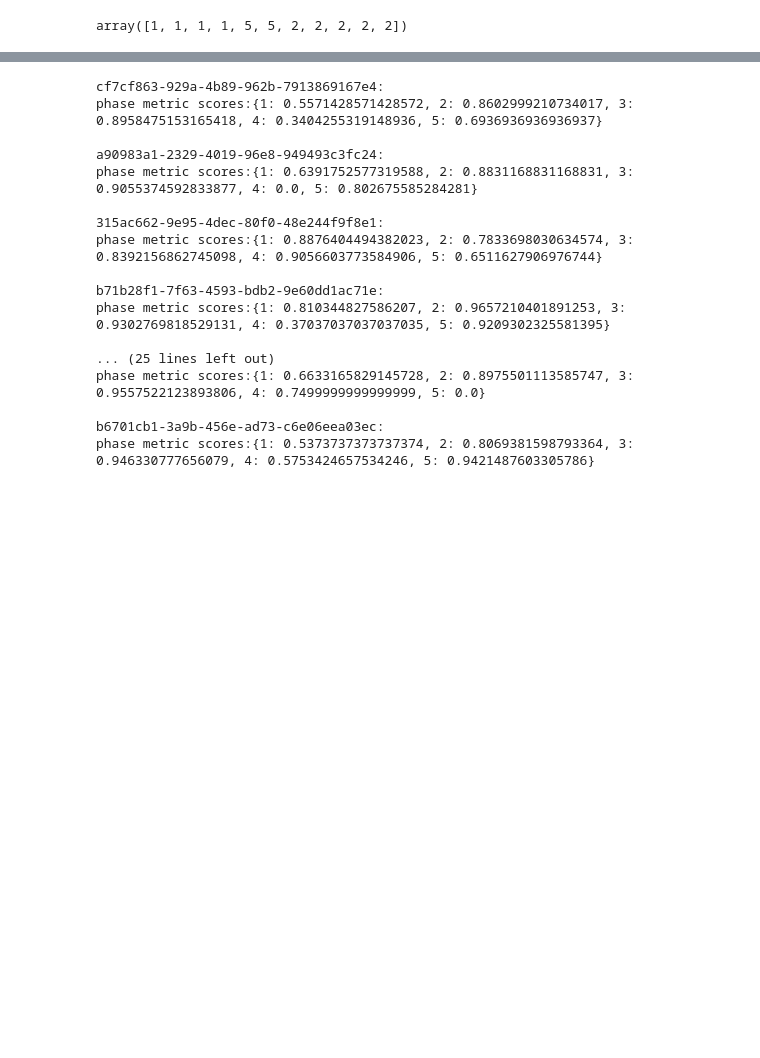
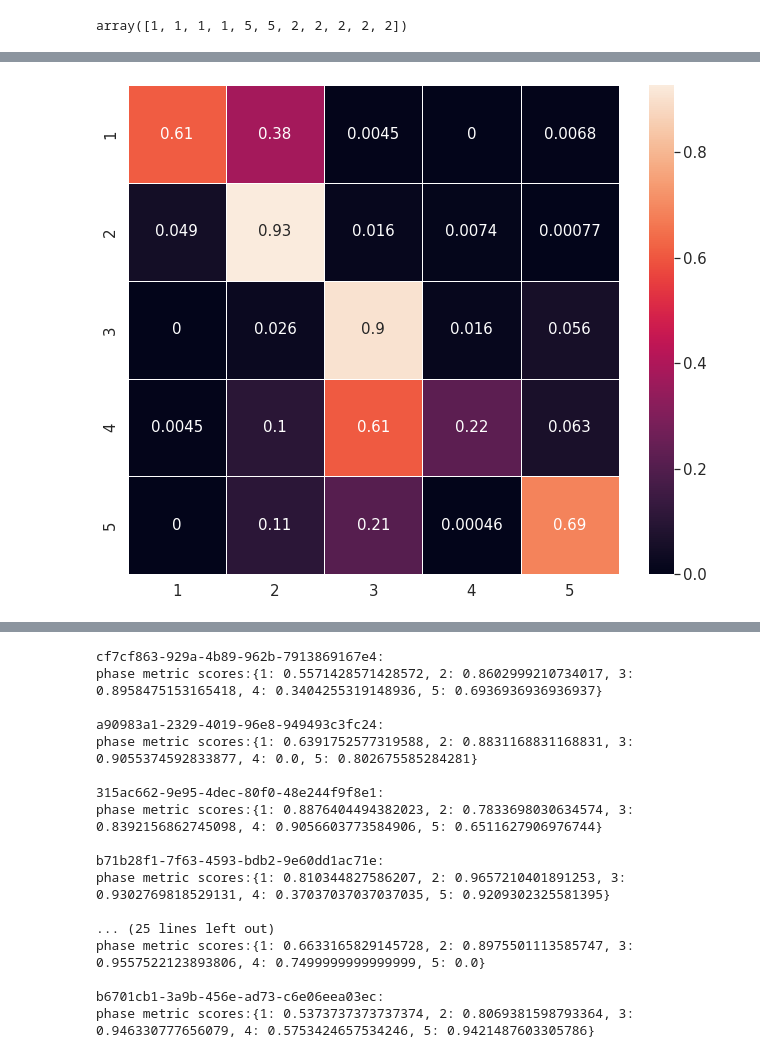
Before and after one commit to jennazhou/SurgicalWorkflowSegmentation, a Jupyter notebook: evaluation.ipynb, the cells around one changed output, grey strips where cells are left out. Saved outputs shown, nothing was run; the diff lists cells and outputs as text; code cells hidden in the pictures; blank space fills up the shorter version.

```diff
--- a/evaluation.ipynb
+++ b/evaluation.ipynb
@@ -382,0 +421,19 @@ ax = sns.heatmap(cm, linewidths=.5, annot=True,  xticklabels=[1,2,3,4,5], ytickl
+# %%
+# plot heat map for confusion matrix for each model
+import seaborn as sns; sns.set_theme()
+# fig = plt.figure(figsize = (20,20)) # width x height
+# ax1 = fig.add_subplot(2, 2, 1) # row, column, position
+# ax2 = fig.add_subplot(2, 2, 2)
+# ax3 = fig.add_subplot(2, 2, 3)
+# ax4 = fig.add_subplot(2, 2, 4)
+sns.set(rc={'figure.figsize':(11,9),
+            'font.size':15,
+            'xtick.labelsize': 15.0,
+            'ytick.labelsize': 15.0,
+            'axes.titlesize': 15.0,
+
+           })
+ax = sns.heatmap(cm_dict["epdp"],  linewidths=.5, annot=True,  xticklabels=[1,2,3,4,5], yticklabels=[1,2,3,4,5])
+plt.savefig("cm_epdp", bbox_inches='tight')
+# %% [output]
+[figure, added]
```
Also changed, not shown: parts of 86 cells of this notebook, 14 other files.
